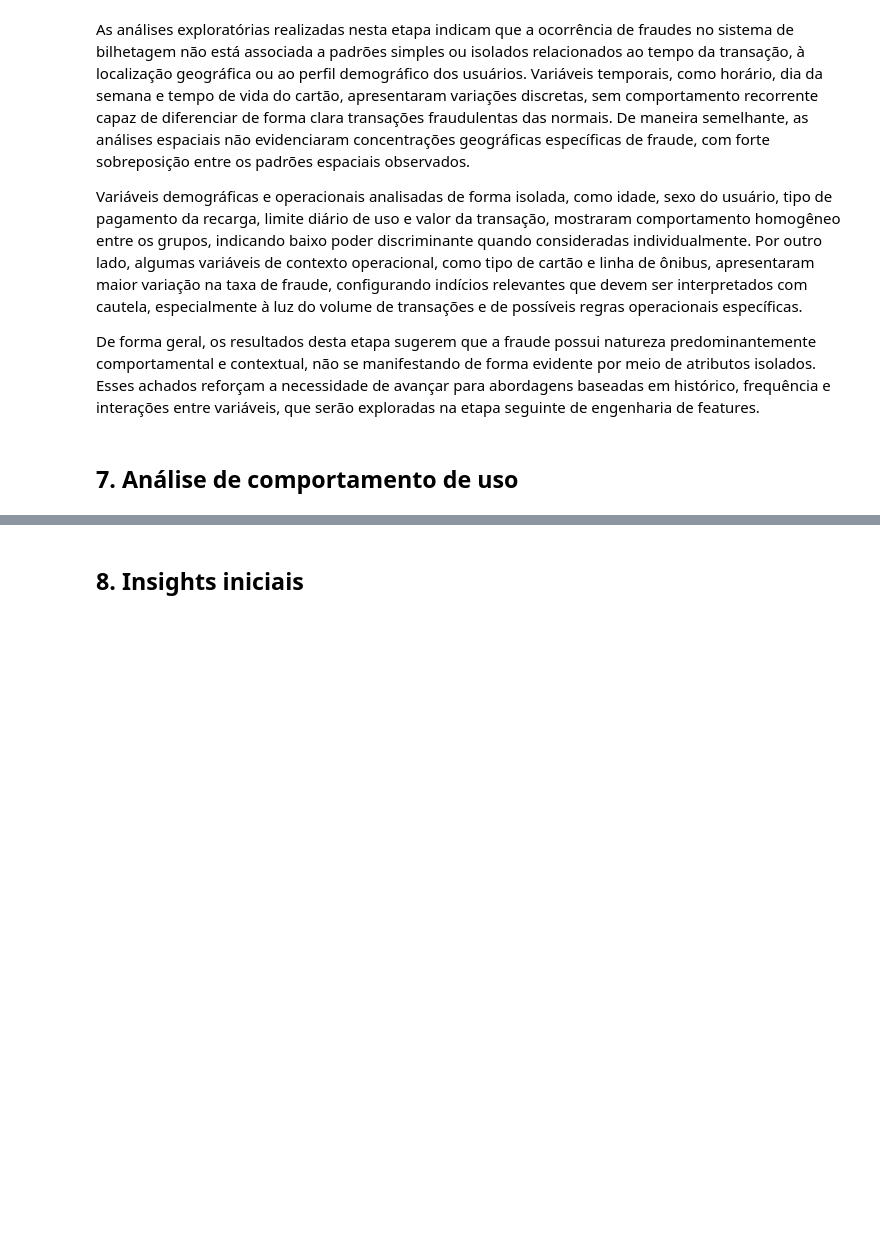
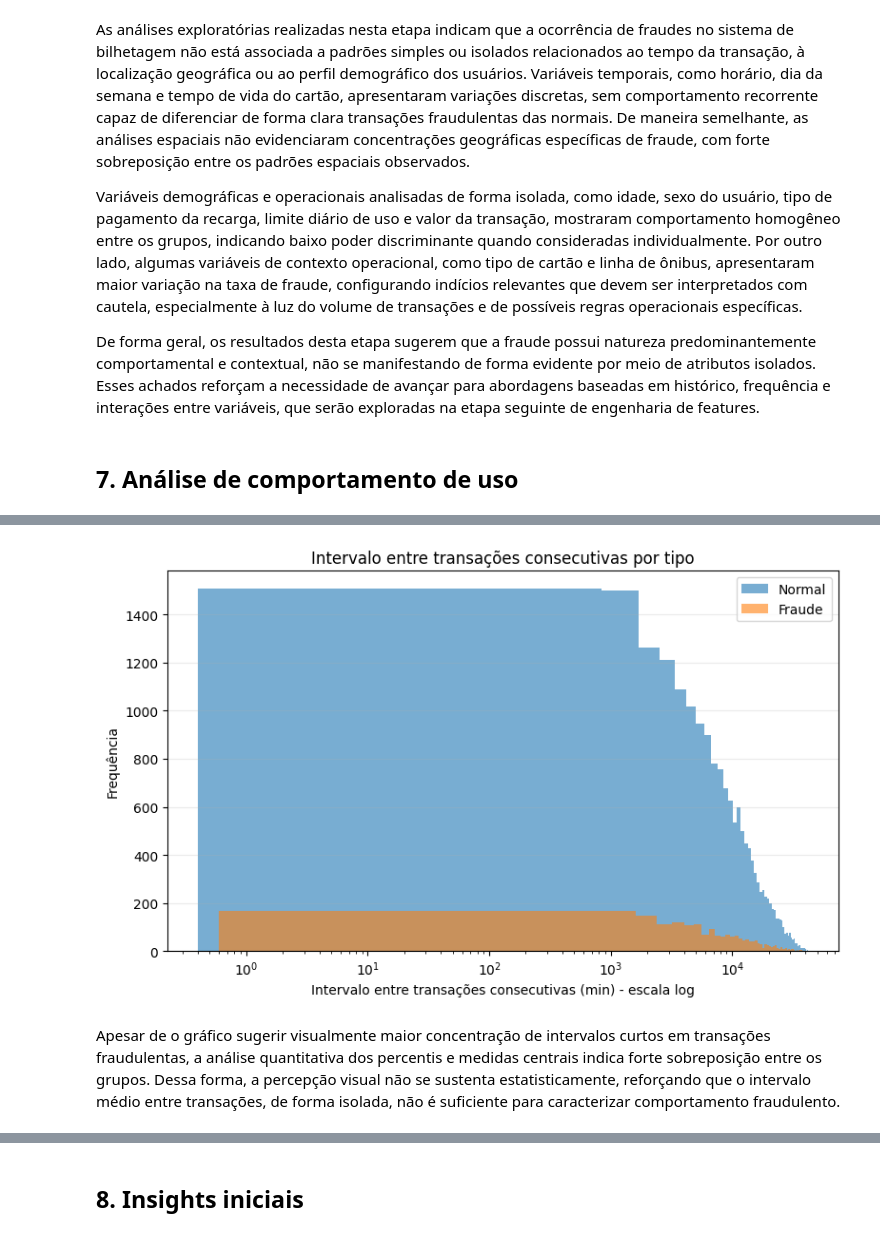
Before and after one commit to lpdata/fraude_bilhetagem, a Jupyter notebook: notebooks/01_exploracao_dados.ipynb, the cells around one changed output, grey strips where cells are left out. Drawn from its saved outputs; the diff is of its cells as text; code cells hidden in the pictures; blank space fills up the shorter version.

Commit message:
Análise de comportamento de uso (Correto)

```diff
--- a/notebooks/01_exploracao_dados.ipynb
+++ b/notebooks/01_exploracao_dados.ipynb
@@ -996,0 +880,31 @@ Amostra das features criadas (primeiras 5 linhas):
+# %%
+plt.figure(figsize=(8,5))
+
+# normal
+plt.hist(
+    intervalos[intervalos['target_fraude'] == 0]['delta_min'],
+    bins=50,
+    alpha=0.6,
+    label='Normal'
+)
+
+# fraude
+plt.hist(
+    intervalos[intervalos['target_fraude'] == 1]['delta_min'],
+    bins=50,
+    alpha=0.6,
+    label='Fraude'
+)
+
+plt.xscale('log')
+plt.xlabel('Intervalo entre transações consecutivas (min) - escala log')
+plt.ylabel('Frequência')
+plt.title('Intervalo entre transações consecutivas por tipo')
+plt.grid(axis='y', alpha=0.25)
+plt.legend()
+plt.tight_layout()
+plt.show()
+# %% [output]
+[figure, added]
+# %% [markdown]
+Apesar de o gráfico sugerir visualmente maior concentração de intervalos curtos em transações fraudulentas, a análise quantitativa dos percentis e medidas centrais indica forte sobreposição entre os grupos. Dessa forma, a percepção visual não se sustenta estatisticamente, reforçando que o intervalo médio entre transações, de forma isolada, não é suficiente para caracterizar comportamento fraudulento.
```
Also changed, not shown: parts of 44 cells of this notebook.
